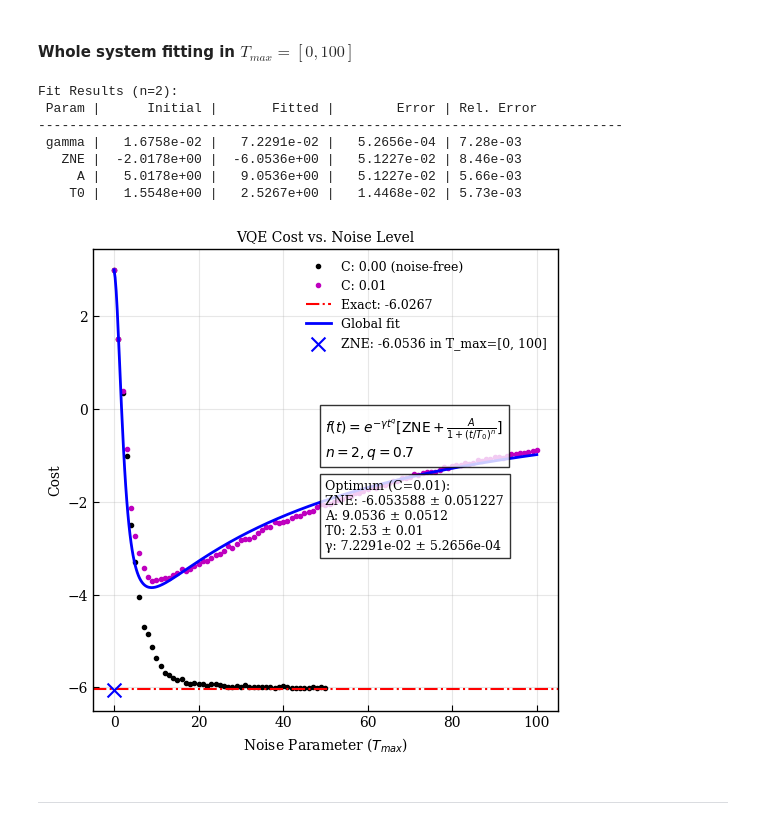
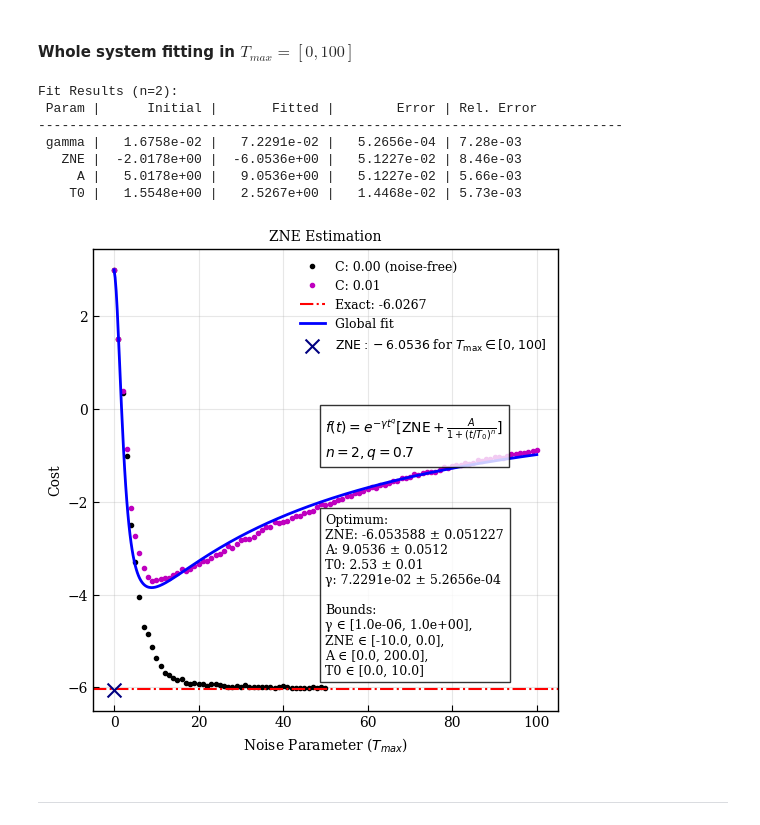
Before and after one commit to arijit-ship/indirect-zne-time-rel-noise, a Jupyter notebook: experimets/5q-c0-delt0.01-uniform-t-sampling/5q-c0.01-delt0.01-uniform-t-sampling.hillsmodel_n=2.ipynb, the cells around one changed output. Cells and saved outputs as stored; diff of their text form; code cells hidden in the pictures.

```diff
--- a/experimets/5q-c0-delt0.01-uniform-t-sampling/5q-c0.01-delt0.01-uniform-t-sampling.hillsmodel_n=2.ipynb
+++ b/experimets/5q-c0-delt0.01-uniform-t-sampling/5q-c0.01-delt0.01-uniform-t-sampling.hillsmodel_n=2.ipynb
@@ -709,39 +717,44 @@ plt.plot(noise_levels_c0, vqe_means_c0, 'k.', label="C: 0.00 (noise-free)")
 plt.plot(noise_levels_c0_01, vqe_means_c0_01, 'm.', label="C: 0.01")
 plt.axhline(EXACT_SOLUTION, color="red", linestyle="-.", label=f"Exact: {EXACT_SOLUTION:.4f}")
 
 # Fit results
 plt.plot(t_grid, y_fit, color="blue", lw=2, label="Global fit")
-plt.scatter(0, ZNE_fit, color="blue", marker="x", s=100, zorder=5, label=f"ZNE: {ZNE_fit:.4f} in T_max=[0, {mask_idx-1}]")
+plt.scatter(
+    0, ZNE_fit,
+    color="#000080", marker="x", s=100, zorder=5,
+    label=rf"$\text{{ZNE}}: {ZNE_fit:.4f}$ for $T_{{\max}} \in [0, {mask_idx-1}]$"
+)
 
 # Annotation & Style
 # Including the error +/- in the optimum string
 optimum_val_str = (
-    f"Optimum (C=0.01):\n"
+    f"Optimum:\n"
     f"ZNE: {ZNE_fit:.6f} ± {ZNE_err:.6f}\n"
     f"A: {A_fit:.4f} ± {A_err:.4f}\n"
     f"T0: {T0_fit:.2f} ± {T0_err:.2f}\n"
-    f"γ: {gamma_fit:.4e} ± {gamma_err:.4e}"
+    f"γ: {gamma_fit:.4e} ± {gamma_err:.4e}\n\n"
+    f"Bounds:\nγ ∈ [{bounds[0][0]:.1e}, {bounds[1][0]:.1e}], \nZNE ∈ [{bounds[0][1]:.1f}, {bounds[1][1]:.1f}], \nA ∈ [{bounds[0][2]:.1f}, {bounds[1][2]:.1f}], \nT0 ∈ [{bounds[0][3]:.1f}, {bounds[1][3]:.1f}]"
 )
 
 eq_text = (F_NOISY_EQ)
 plt.text(0.5, 0.55, eq_text, transform=plt.gca().transAxes, fontsize=10, bbox=dict(facecolor='white', alpha=0.8))
-plt.text(0.5, 0.35, optimum_val_str, transform=plt.gca().transAxes, fontsize=9, bbox=dict(facecolor='white', alpha=0.8))
+plt.text(0.5, 0.08, optimum_val_str, transform=plt.gca().transAxes, fontsize=9, bbox=dict(facecolor='white', alpha=0.8))
 
-plt.title("VQE Cost vs. Noise Level", fontsize=10)
+plt.title("ZNE Estimation", fontsize=10)
 plt.xlabel("Noise Parameter ($T_{max}$)")
 plt.ylabel("Cost")
 plt.grid(True, alpha=0.3)
 plt.legend(fontsize=9)
 plt.show()
 # %% [output]
 Fit Results (n=2):
  Param |      Initial |       Fitted |        Error | Rel. Error
 ---------------------------------------------------------------------------
  gamma |   1.6758e-02 |   7.2291e-02 |   5.2656e-04 | 7.28e-03
    ZNE |  -2.0178e+00 |  -6.0536e+00 |   5.1227e-02 | 8.46e-03
      A |   5.0178e+00 |   9.0536e+00 |   5.1227e-02 | 5.66e-03
     T0 |   1.5548e+00 |   2.5267e+00 |   1.4468e-02 | 5.73e-03
-[figure, old version]
+[figure, new version]
 # %% [markdown]
 ---
 # %% [markdown]
```
Also changed, not shown: parts of 25 cells of this notebook.
